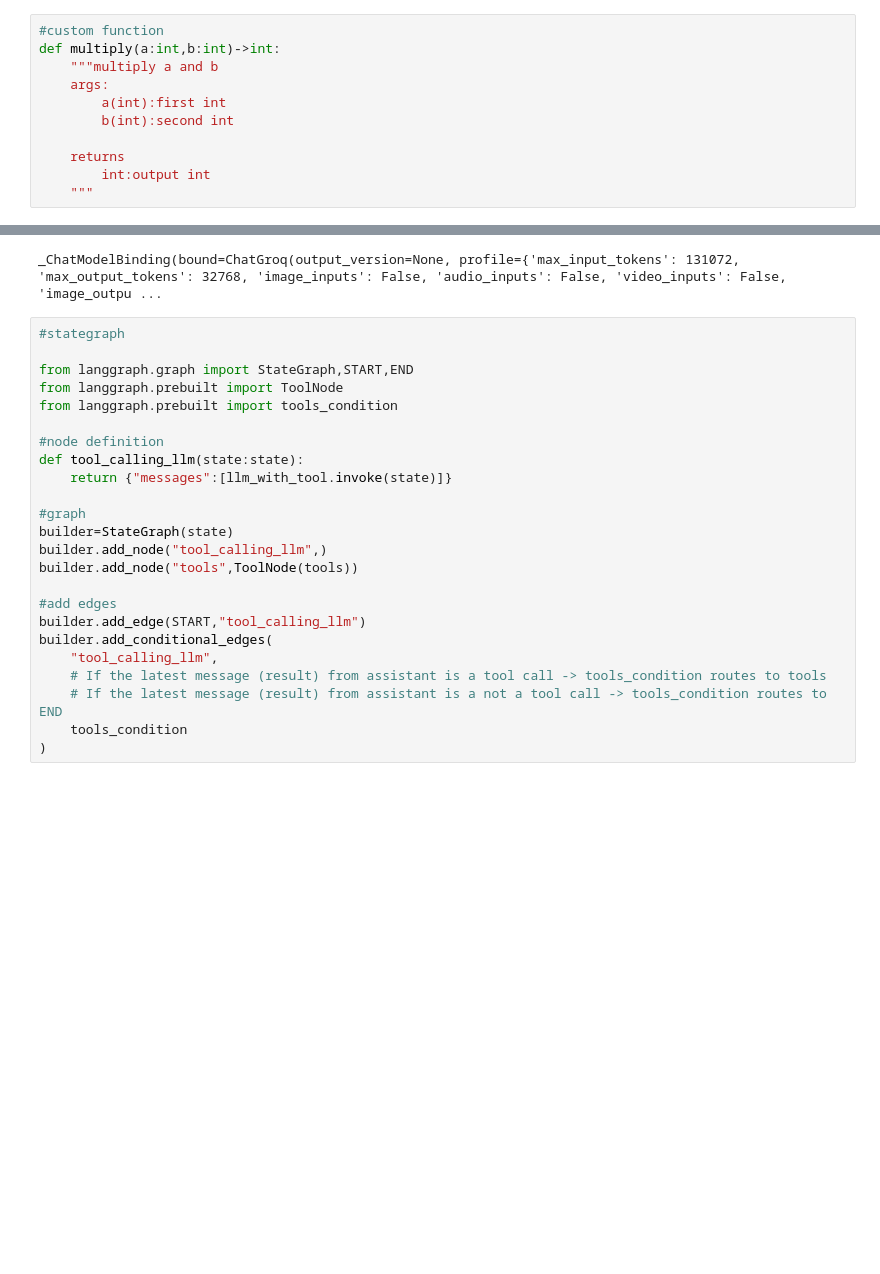
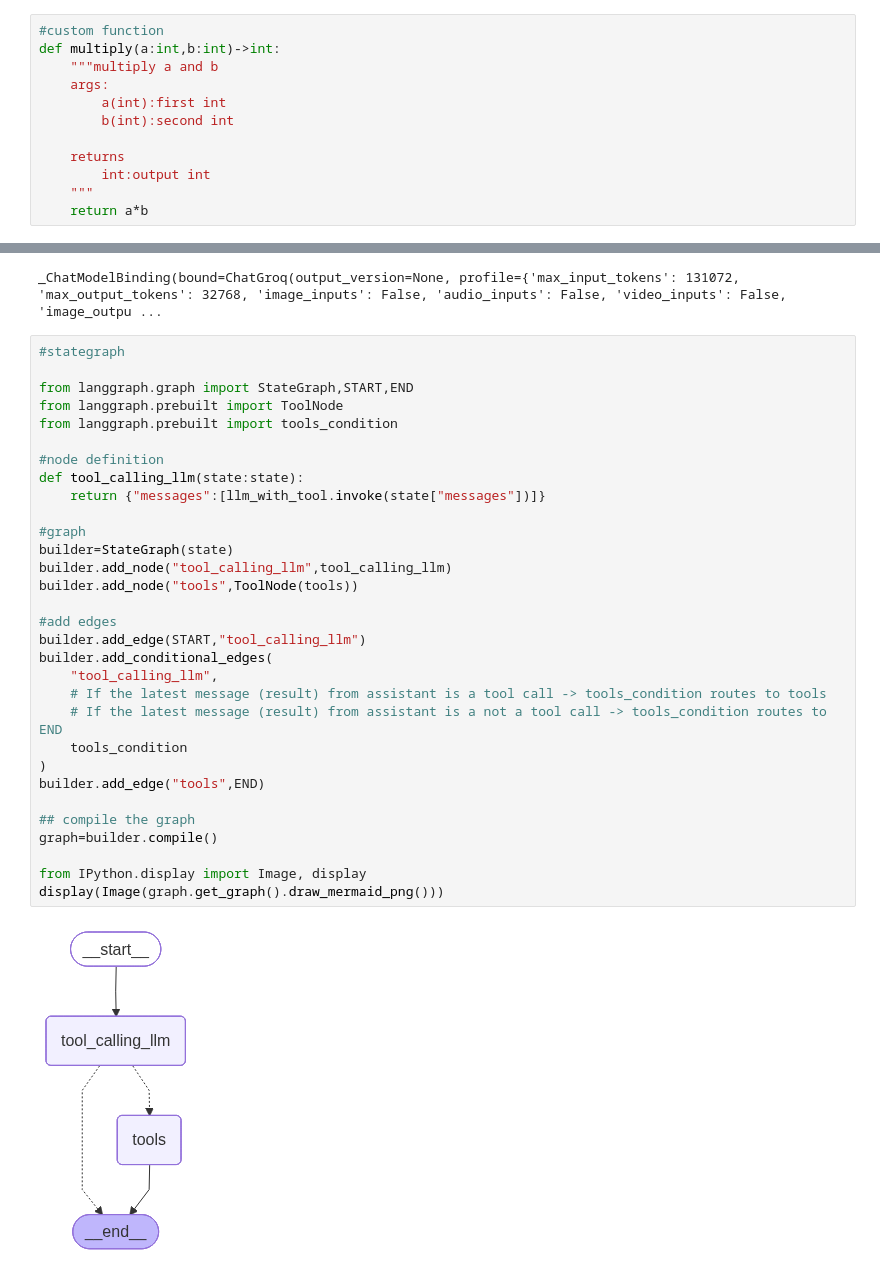
Before and after one commit to Omkar985087/Agentic-AI, a Jupyter notebook: UpdatedLangGraph/1-BasicChatBot/1-basicchatbot.ipynb, the cells around one changed output, grey strips where cells are left out. Drawn from its saved outputs; the diff is of its cells as text; blank space fills up the shorter version.

```diff
--- a/UpdatedLangGraph/1-BasicChatBot/1-basicchatbot.ipynb
+++ b/UpdatedLangGraph/1-BasicChatBot/1-basicchatbot.ipynb
@@ -95,6 +95,7 @@ def multiply(a:int,b:int)->int:
     returns
         int:output int
     """
+    return a*b
 # %%
 tools=[tool,multiply]
 # %%
@@ -106,24 +107,33 @@ _ChatModelBinding(bound=ChatGroq(output_version=None, profile={'max_input_tokens
 # %%
 #stategraph
 
 from langgraph.graph import StateGraph,START,END
 from langgraph.prebuilt import ToolNode
 from langgraph.prebuilt import tools_condition
 
 #node definition
 def tool_calling_llm(state:state):
-    return {"messages":[llm_with_tool.invoke(state)]}
+    return {"messages":[llm_with_tool.invoke(state["messages"])]}
 
 #graph
 builder=StateGraph(state)
-builder.add_node("tool_calling_llm",)
+builder.add_node("tool_calling_llm",tool_calling_llm)
 builder.add_node("tools",ToolNode(tools))
 
 #add edges
 builder.add_edge(START,"tool_calling_llm")
 builder.add_conditional_edges(
     "tool_calling_llm",
     # If the latest message (result) from assistant is a tool call -> tools_condition routes to tools
     # If the latest message (result) from assistant is a not a tool call -> tools_condition routes to END
     tools_condition
 )
+builder.add_edge("tools",END)
+
+## compile the graph
+graph=builder.compile()
+
+from IPython.display import Image, display
+display(Image(graph.get_graph().draw_mermaid_png()))
+# %% [output]
+[figure, added]
```
Also changed, not shown: parts of 4 cells of this notebook.
